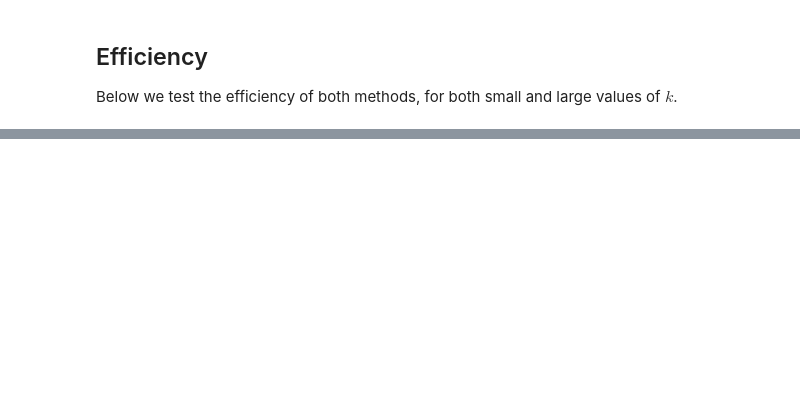
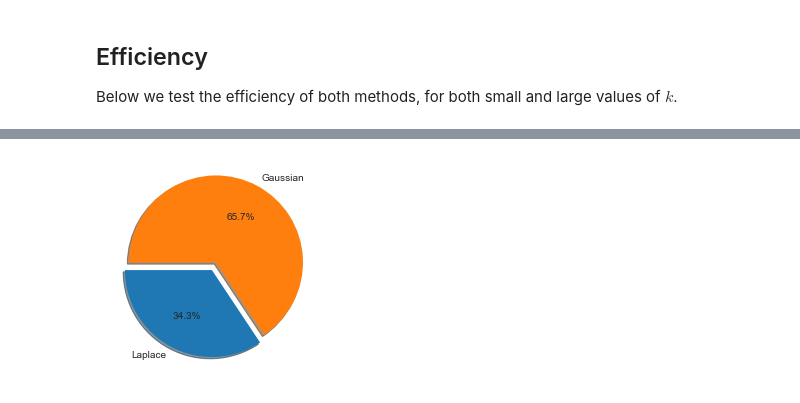
Before and after one commit to jzuver/Final-211, a Jupyter notebook: project.ipynb, the cells around one changed output, grey strips where cells are left out. Saved outputs shown, nothing was run; the diff lists cells and outputs as text; code cells hidden in the pictures; blank space fills up the shorter version.

```diff
--- a/project.ipynb
+++ b/project.ipynb
@@ -220,0 +223,11 @@ compare_average_error_visualized()
+# %%
+def efficiency_visualized(efficiency_function):
+    l_time, g_time = efficiency_function()
+    values = [l_time, g_time]
+    labels = ['Laplace', 'Gaussian']
+    plt.pie(values, explode=(0, 0.1), labels=labels, autopct='%1.1f%%',
+        shadow=True, startangle=180)
+# %%
+efficiency_visualized(efficiency_small_k)
+# %% [output]
+[figure, added]
```
Also changed, not shown: parts of 13 cells of this notebook.
